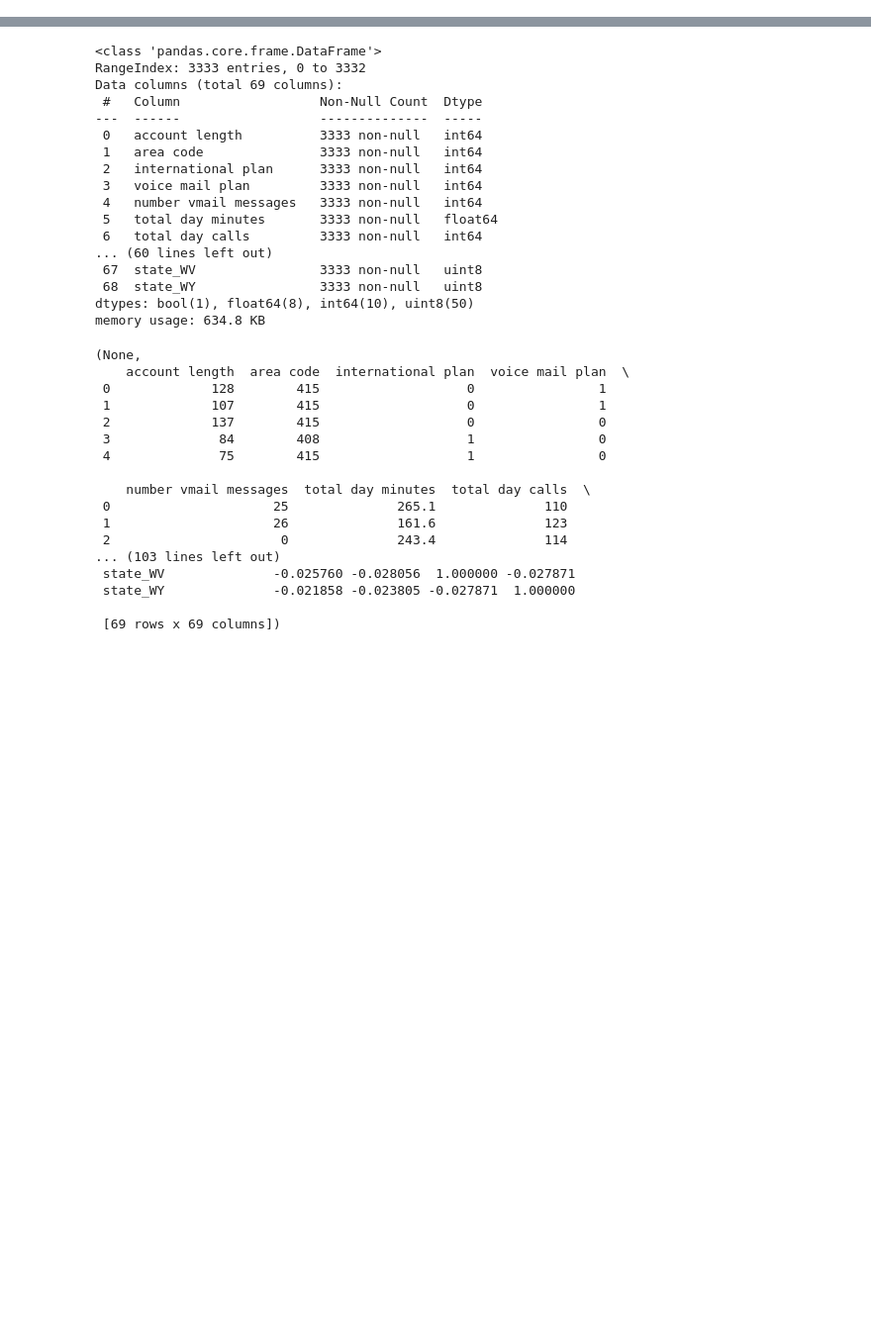
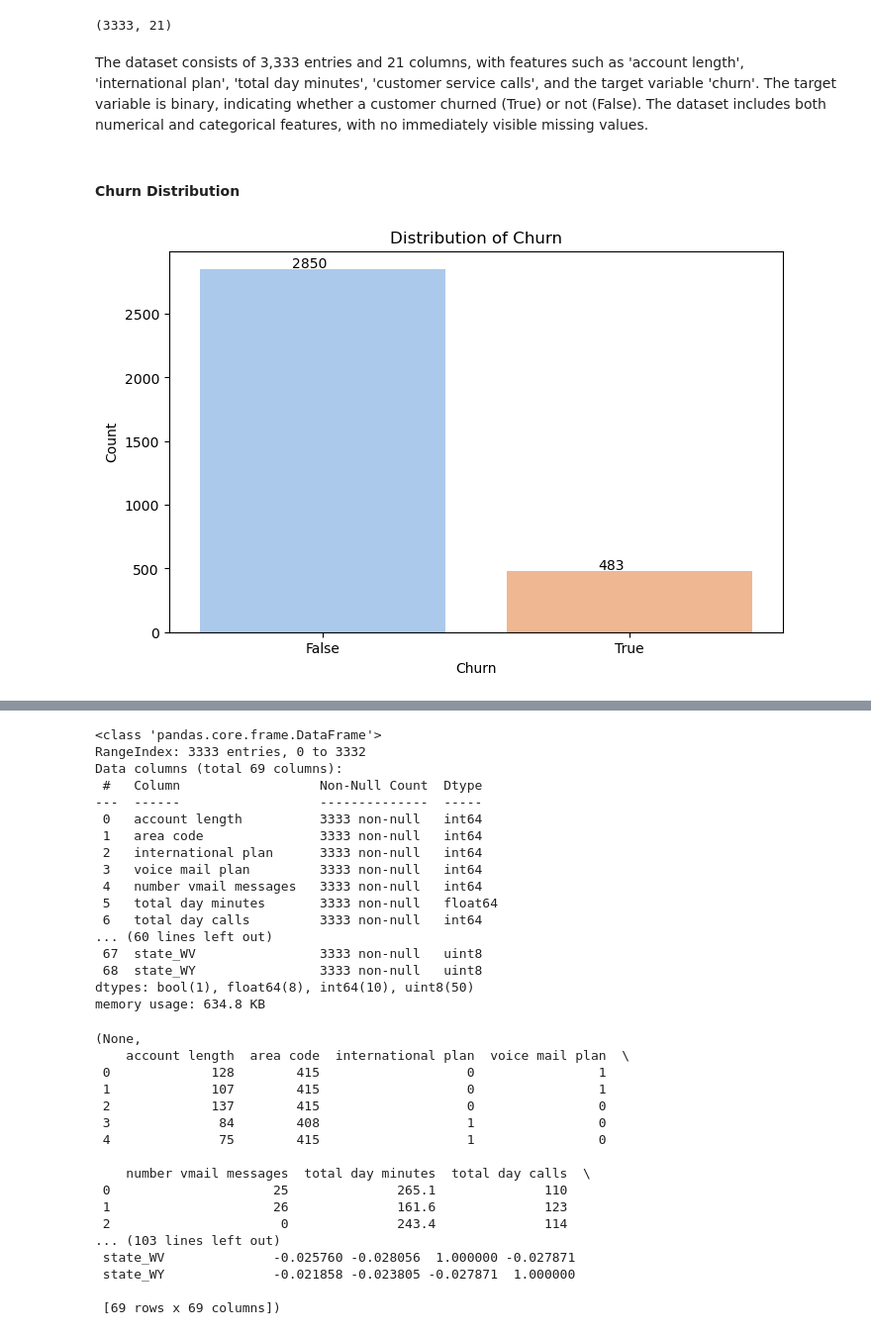
Before and after one commit to engige/syriatel_churn_modeling, a Jupyter notebook: index.ipynb, the cells around one changed output, grey strips where cells are left out. Shown: that part at 99% size. Drawn from its saved outputs; the diff is of its cells as text; code cells hidden in the pictures; blank space fills up the shorter version.

Commit message:
Performed further data analysis

```diff
--- a/index.ipynb
+++ b/index.ipynb
@@ -2,11 +8,8 @@
 import pandas as pd
 
 # Load the dataset
-churn_data = pd.read_csv("churn_data.csv")
+data = pd.read_csv("churn_data.csv")
 
-# Display the first few rows and summary information about the dataset
-churn_data_info = churn_data.info()
-churn_data_head = churn_data.head()
-
-churn_data_info, churn_data_head
+# Display the first few rows of the dataset to understand its structure
+data.head()
 # %% [output]
@@ -46,0 +44,28 @@ memory usage: 524.2+ KB
+# %%
+# Check out the data dimension
+data.shape
+# %% [output]
+(3333, 21)
+# %% [markdown]
+The dataset consists of 3,333 entries and 21 columns, with features such as 'account length', 'international plan', 'total day minutes', 'customer service calls', and the target variable 'churn'. The target variable is binary, indicating whether a customer churned (True) or not (False). The dataset includes both numerical and categorical features, with no immediately visible missing values.
+# %% [markdown]
+#### Churn Distribution
+# %%
+import pandas as pd
+import matplotlib.pyplot as plt
+import seaborn as sns
+
+# Count plot for the churn variable
+plt.figure(figsize=(8, 5))
+ax = sns.countplot(x='churn', data=data, palette='pastel')
+
+# Adding counts above the bars
+for p in ax.patches:
+    ax.annotate(f'{int(p.get_height())}', (p.get_x() + 0.3, p.get_height() + 10))
+
+plt.title('Distribution of Churn')
+plt.xlabel('Churn')
+plt.ylabel('Count')
+plt.show()
+# %% [output]
+[figure, added]
```
Also changed, not shown: parts of 8 cells of this notebook.
